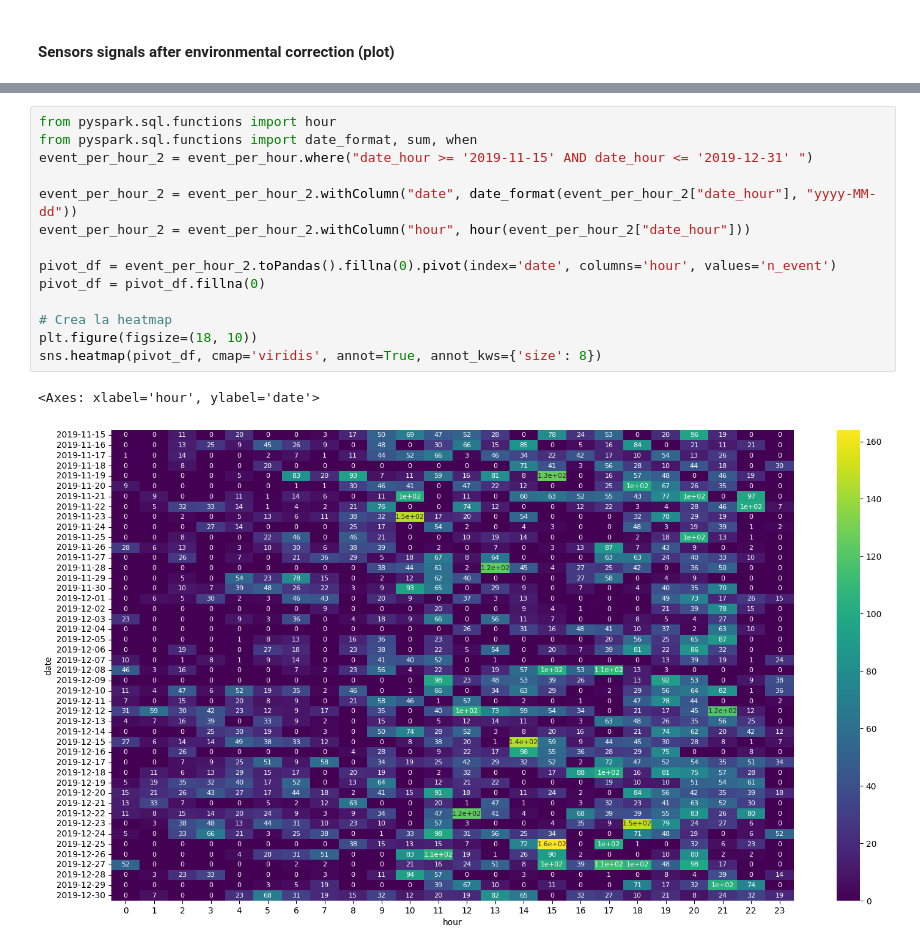
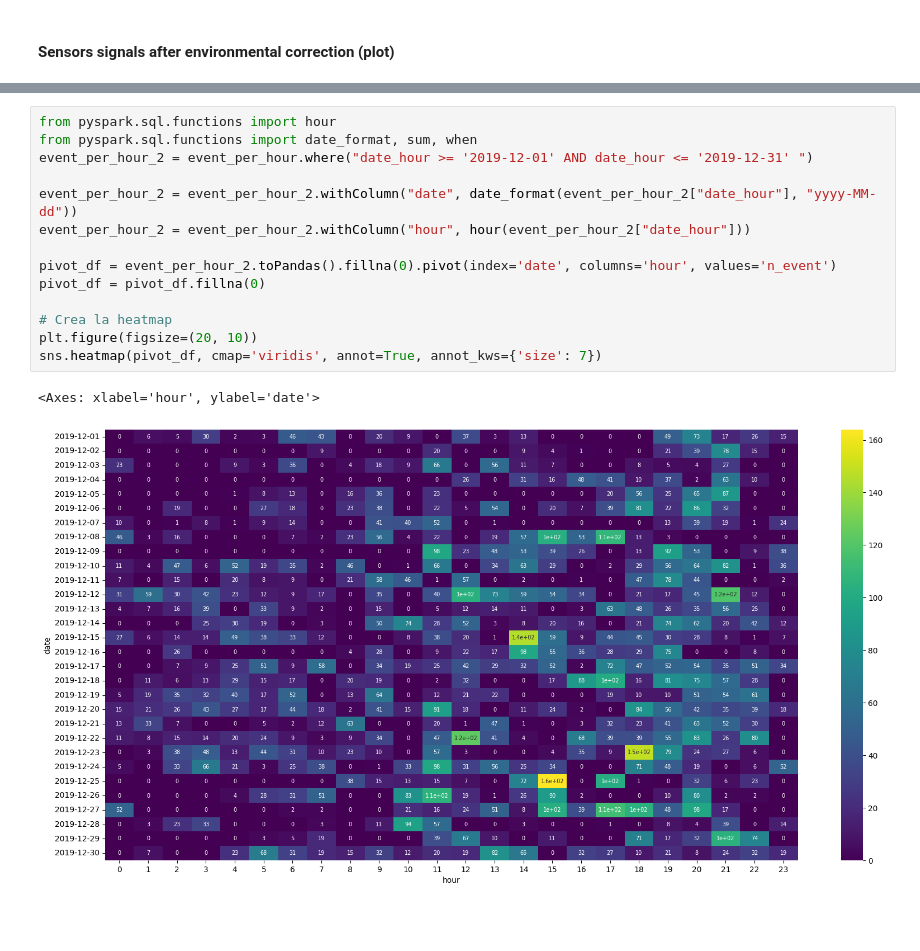
Before and after one commit to eskinderit/single-elders-home-monitoring, a Jupyter notebook: single-elders-home-monitoring/single-elders-monitoring-PCAfiltering.ipynb, the cells around one changed output, grey strips where cells are left out. Saved outputs shown, nothing was run; the diff lists cells and outputs as text; blank space fills up the shorter version.

```diff
--- a/single-elders-home-monitoring/single-elders-monitoring-PCAfiltering.ipynb
+++ b/single-elders-home-monitoring/single-elders-monitoring-PCAfiltering.ipynb
@@ -692,20 +649,20 @@ No artists with labels found to put in legend.  Note that artists whose label st
 # %%
 from pyspark.sql.functions import hour
 from pyspark.sql.functions import date_format, sum, when
-event_per_hour_2 = event_per_hour.where("date_hour >= '2019-11-15' AND date_hour <= '2019-12-31' ")
+event_per_hour_2 = event_per_hour.where("date_hour >= '2019-12-01' AND date_hour <= '2019-12-31' ")
 
 event_per_hour_2 = event_per_hour_2.withColumn("date", date_format(event_per_hour_2["date_hour"], "yyyy-MM-dd"))
 event_per_hour_2 = event_per_hour_2.withColumn("hour", hour(event_per_hour_2["date_hour"]))
 
 pivot_df = event_per_hour_2.toPandas().fillna(0).pivot(index='date', columns='hour', values='n_event')
 pivot_df = pivot_df.fillna(0)
 
 # Crea la heatmap
-plt.figure(figsize=(18, 10))
-sns.heatmap(pivot_df, cmap='viridis', annot=True, annot_kws={'size': 8})
+plt.figure(figsize=(20, 10))
+sns.heatmap(pivot_df, cmap='viridis', annot=True, annot_kws={'size': 7})
 # %% [output]
 <Axes: xlabel='hour', ylabel='date'>
-[figure, old version]
+[figure, new version]
 # %%
 event_per_hour_nov = event_per_hour.where("date_hour >= '2019-11-1' AND date_hour <= '2019-11-30' ")
 event_per_hour_nov = event_per_hour_nov.orderBy('date_hour')
```
Also changed, not shown: parts of 17 cells of this notebook, 1 other file.
